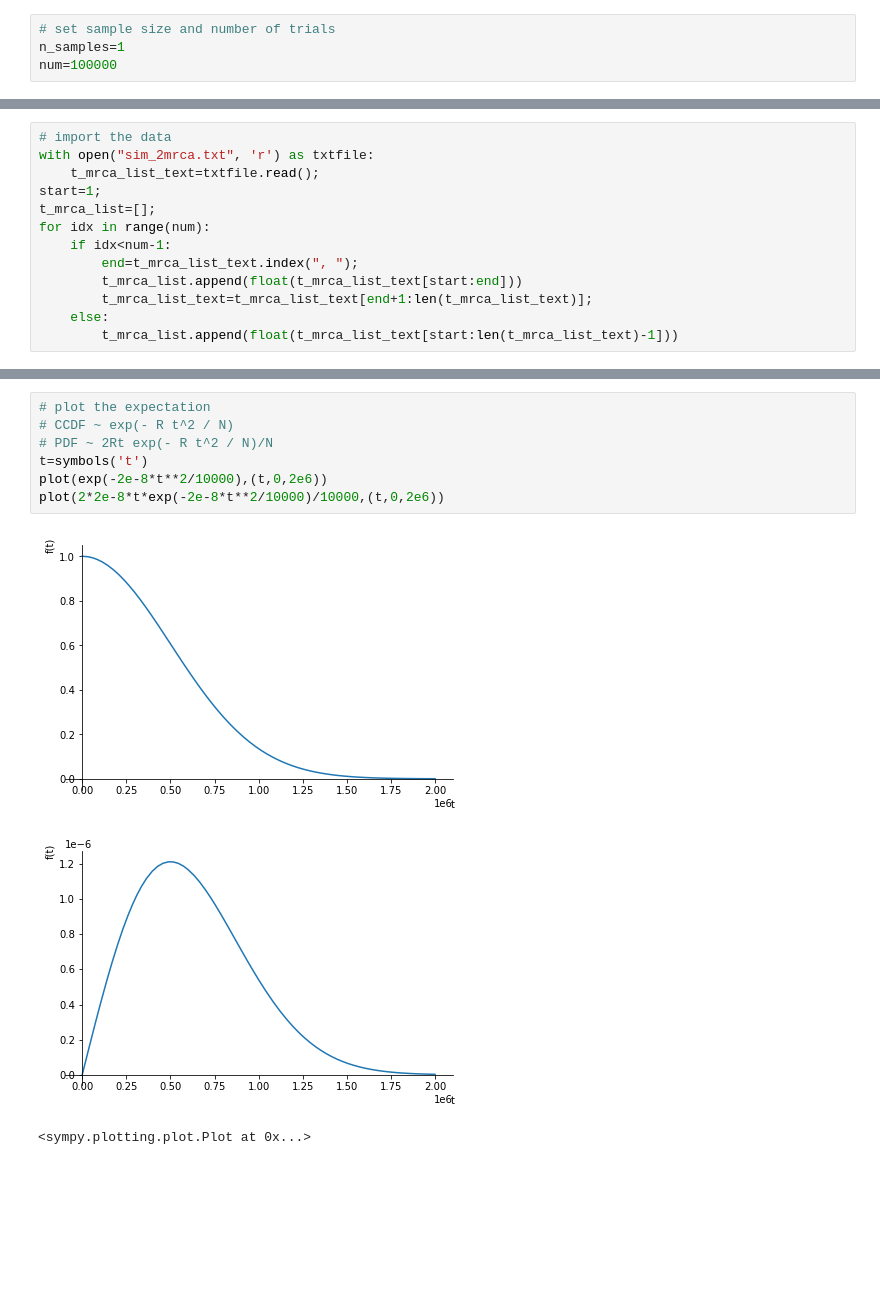
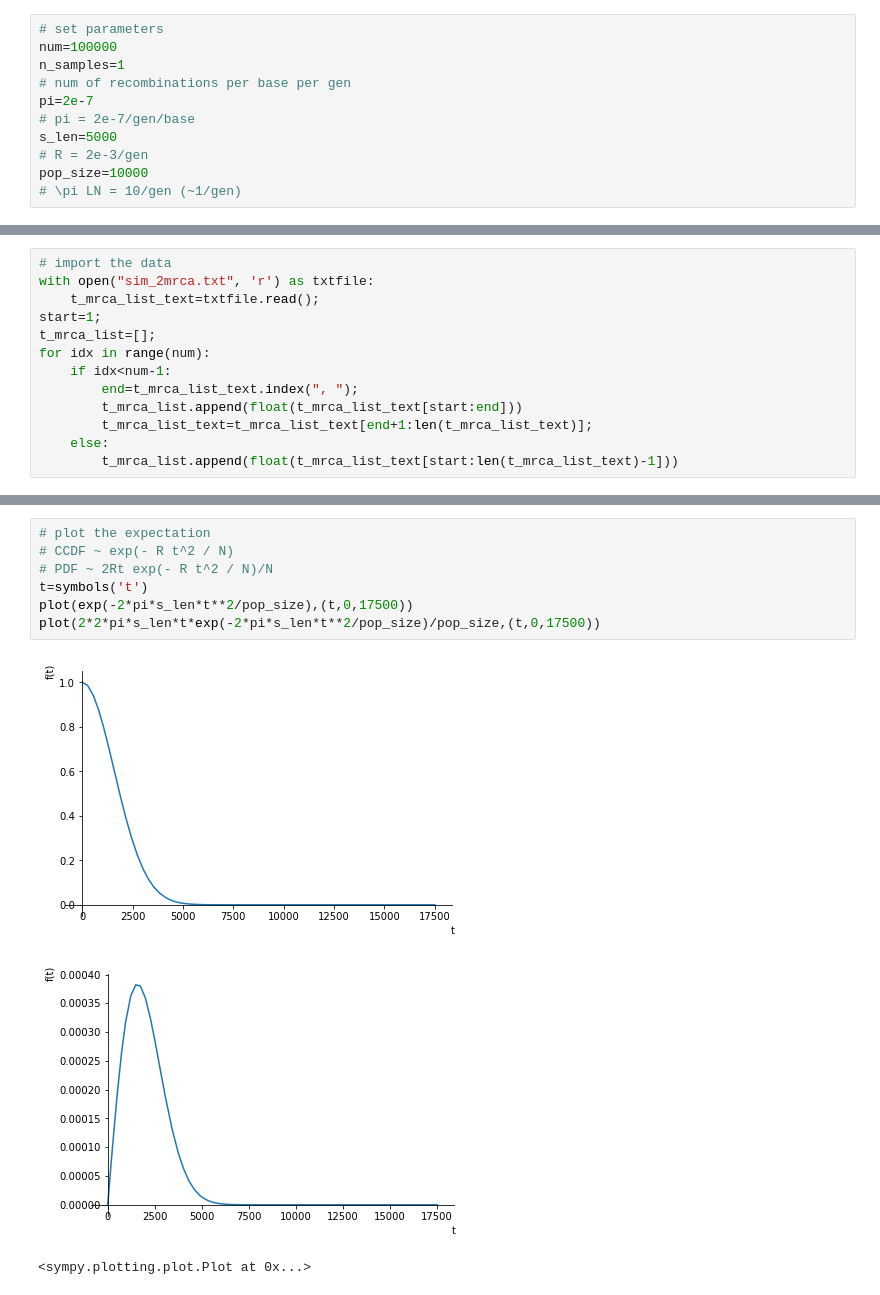
Before and after one commit to zhaoz0314/2-mrca, a Jupyter notebook: 2mrca.ipynb, the cells around one changed output, grey strips where cells are left out. Drawn from its saved outputs; the diff is of its cells as text; blank space fills up the shorter version.

```diff
--- a/2mrca.ipynb
+++ b/2mrca.ipynb
@@ -5,9 +5,16 @@ from sympy import symbols, exp
 from sympy.plotting import plot
 from datetime import datetime
 # %%
-# set sample size and number of trials
+# set parameters
+num=100000
 n_samples=1
-num=100000
+# num of recombinations per base per gen
+pi=2e-7
+# pi = 2e-7/gen/base
+s_len=5000
+# R = 2e-3/gen
+pop_size=10000
+# \pi LN = 10/gen (~1/gen)
 # %% [markdown]
 # run the simulation
 # %%
@@ -85,11 +89,11 @@ Text(0.5, 0, 'Fastest Coalescent Time (generations)')
 # %%
 # plot the expectation
 # CCDF ~ exp(- R t^2 / N)
 # PDF ~ 2Rt exp(- R t^2 / N)/N
 t=symbols('t')
-plot(exp(-2e-8*t**2/10000),(t,0,2e6))
-plot(2*2e-8*t*exp(-2e-8*t**2/10000)/10000,(t,0,2e6))
+plot(exp(-2*pi*s_len*t**2/pop_size),(t,0,17500))
+plot(2*2*pi*s_len*t*exp(-2*pi*s_len*t**2/pop_size)/pop_size,(t,0,17500))
 # %% [output]
-[figure, old version]
+[figure, new version]
-[figure, old version]
+[figure, new version]
 <sympy.plotting.plot.Plot at 0x...>
```
Also changed, not shown: parts of 6 cells of this notebook, 1 other file.
